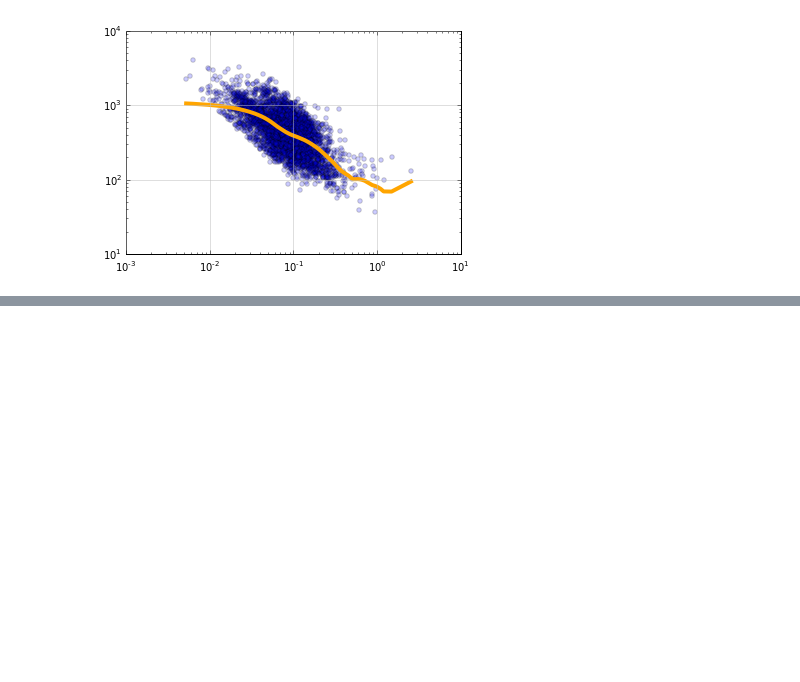
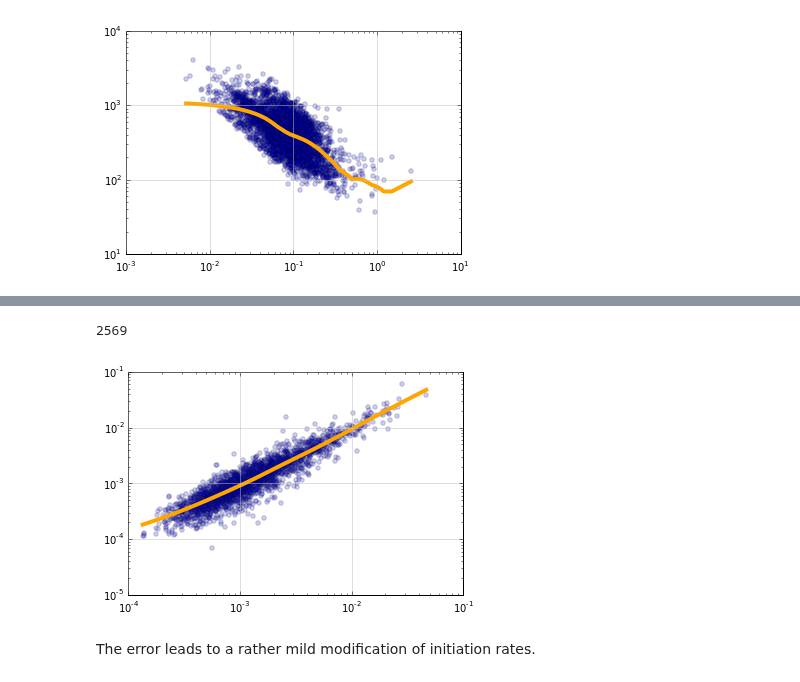
Before and after one commit to gittenberg/TRSL, a Jupyter notebook: workbooks/TRSL_initiation_rates.ipynb, the cells around one changed output, grey strips where cells are left out. Cells and saved outputs as stored; diff of their text form; code cells hidden in the pictures; blank space fills up the shorter version.

```diff
--- a/workbooks/TRSL_initiation_rates.ipynb
+++ b/workbooks/TRSL_initiation_rates.ipynb
@@ -160,0 +163,7 @@ scatter_dicts(init_rates_stansfield, orf_lengths)
+# %%
+file_plotkin2 = r"ingolia_recomputed_IPs.txt"
+filepath_plotkin2 = os.path.join(datadir, file_plotkin2)
+
+with open(filepath_plotkin2, mode='r') as infile:
+    content = [line.split('\t') for line in infile.readlines()[1:]] # skip header row
+    init_rates_plotkin2 = {elem[0]: float(elem[5].strip()) for elem in content if float(elem[5].strip())>1E-80}
@@ -160,0 +182,7 @@ scatter_dicts(init_rates_stansfield, orf_lengths)
+# %%
+scatter_dicts(init_rates_plotkin, init_rates_plotkin2)
+# %% [output]
+2569
+[figure, added]
+# %% [markdown]
+The error leads to a rather mild modification of initiation rates.
```
Also changed, not shown: parts of 4 cells of this notebook, 2 other files.
